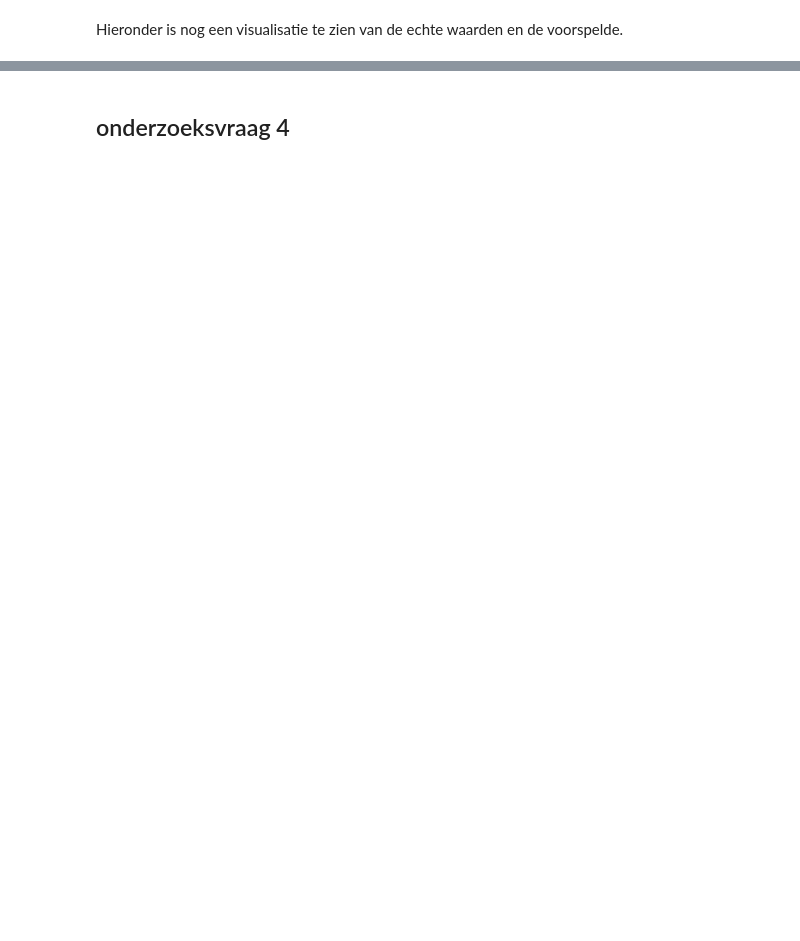
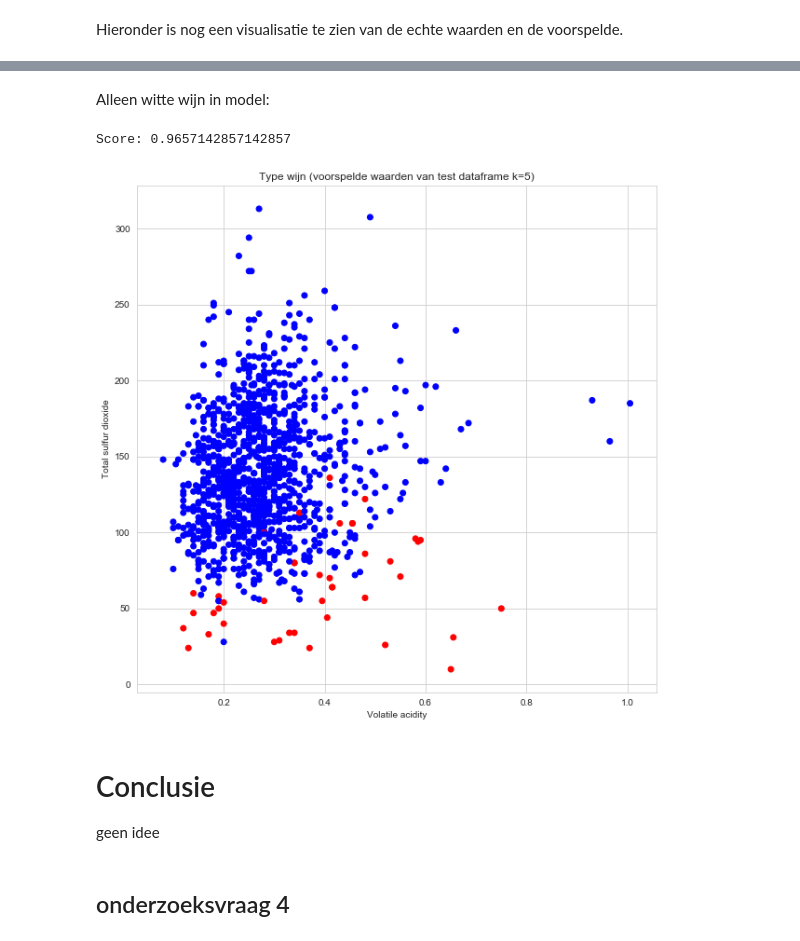
Before and after one commit to StanMey/Casusopdracht_Computational_Modelling, a Jupyter notebook: Onderzoeksvraag_3.ipynb, the cells around one changed output, grey strips where cells are left out. Drawn from its saved outputs; the diff is of its cells as text; code cells hidden in the pictures; blank space fills up the shorter version.

```diff
--- a/Onderzoeksvraag_3.ipynb
+++ b/Onderzoeksvraag_3.ipynb
@@ -353,2 +608,30 @@ plt.show()
+# %% [markdown]
+Alleen witte wijn in model:
+# %%
+X = df_white_wine[['volatile acidity','total sulfur dioxide']]
+y = df_white_wine['isRed']
+
+X_train, X_test, y_train, y_test = train_test_split(X,y, random_state=0)
+
+predict = reg.predict(X_test)
+print("Score:",reg.score(X_test,y_test))
+colorGroup = ['red' if x==1 else 'blue' for x in predict]
+
+fig = plt.figure(figsize=[10,10])
+ax = fig.add_subplot()
+
+ax.scatter(X_test['volatile acidity'],X_test['total sulfur dioxide'],c=colorGroup)
+
+ax.set_xlabel('Volatile acidity')
+ax.set_ylabel('Total sulfur dioxide')
+ax.set_title("Type wijn (voorspelde waarden van test dataframe k="+str(k)+")")
+
+plt.show()
+# %% [output]
+Score: 0.9657142857142857
+[figure, added]
+# %% [markdown]
+# Conclusie
+geen idee
 # %% [markdown]
 ## onderzoeksvraag 4
```
Also changed, not shown: parts of 29 cells of this notebook.
